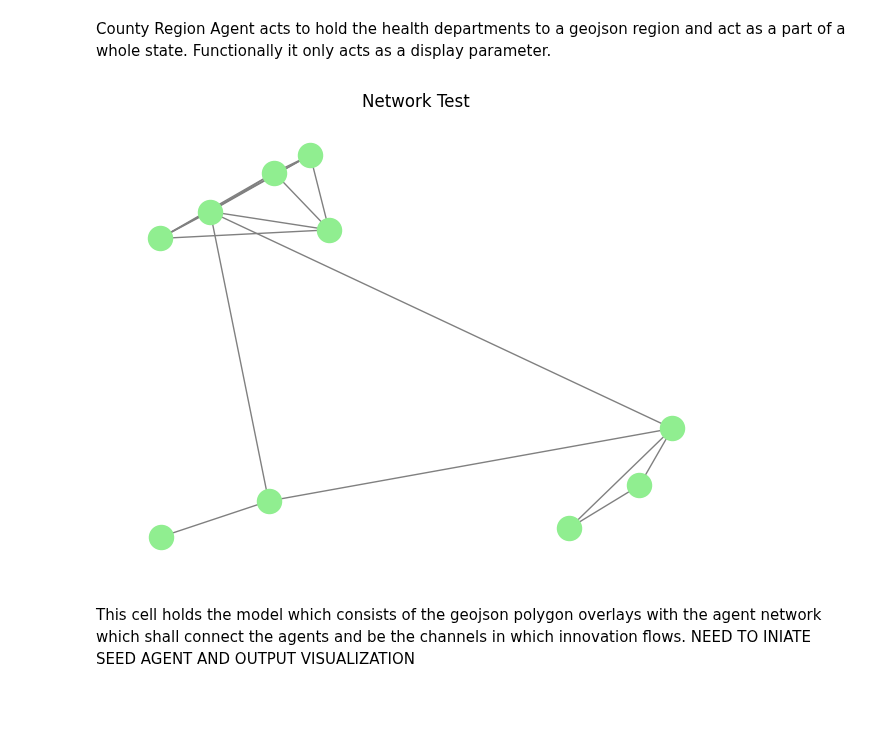
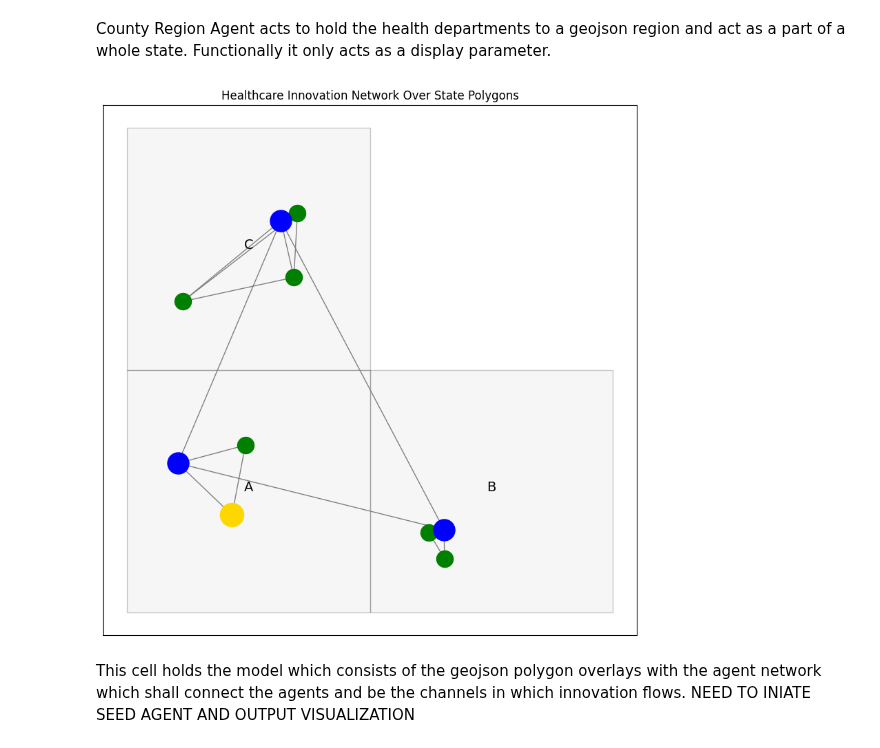
Before and after one commit to Anagh19/Complex-Systems-Project, a Jupyter notebook: CS7065_DOI_Project.ipynb, the cells around one changed output. Cells and saved outputs as stored; diff of their text form; code cells hidden in the pictures; blank space fills up the shorter version.

```diff
--- a/CS7065_DOI_Project.ipynb
+++ b/CS7065_DOI_Project.ipynb
@@ -204,23 +205,60 @@ Health Department 4 from State C
 # %% [markdown]
 County Region Agent acts to hold the health departments to a geojson region and act as a part of a whole state. Functionally it only acts as a display parameter.
-# %%
-# Plotting
-plt.figure(figsize=(8, 6))
-plt.title("Network Test")
-
-positions = nx.get_node_attributes(model.network, 'pos')
-
-nx.draw(
-    model.network,
-    positions,
-    node_color='lightgreen',
-    node_size=300,
-    edge_color='gray'
-)
-
-plt.show()
-# %% [output]
-[figure, removed]
+# %%
+import matplotlib.pyplot as plt
+from shapely.geometry import Polygon
+from shapely.ops import unary_union
+fig, ax = plt.subplots(figsize=(10, 10))
+
+# --- Plot state polygons ---
+for sid, poly in STATE_POLYGONS.items():
+    xs, ys = poly.exterior.xy
+    ax.fill(xs, ys, alpha=0.2, fc='lightgray', ec='black')
+    ax.text(poly.centroid.x, poly.centroid.y, sid, fontsize=14, ha='center')
+
+# --- Plot network ---
+positions = nx.get_node_attributes(model.network, 'pos')
+
+# Draw edges
+nx.draw_networkx_edges(model.network, positions, ax=ax, edge_color='gray')
+
+# Draw local agents
+local_nodes = [a.unique_id for a in model.local_agents]
+nx.draw_networkx_nodes(
+    model.network,
+    positions,
+    nodelist=local_nodes,
+    node_color='green',
+    node_size=300,
+    ax=ax
+)
+
+# Draw state agents
+state_nodes = [a.unique_id for a in model.state_agents]
+nx.draw_networkx_nodes(
+    model.network,
+    positions,
+    nodelist=state_nodes,
+    node_color='blue',
+    node_size=500,
+    ax=ax
+)
+
+# Draw seed agent
+nx.draw_networkx_nodes(
+    model.network,
+    positions,
+    nodelist=[model.seed_agent.unique_id],
+    node_color='gold',
+    node_size=600,
+    ax=ax
+)
+
+plt.title("Healthcare Innovation Network Over State Polygons")
+plt.axis("equal")
+plt.show()
+# %% [output]
+[figure, added]
 # %% [markdown]
 This cell holds the model which consists of the geojson polygon overlays with the agent network which shall connect the agents and be the channels in which innovation flows. NEED TO INIATE SEED AGENT AND OUTPUT VISUALIZATION
 # %% [markdown]
```
Also changed, not shown: parts of 2 cells of this notebook.
